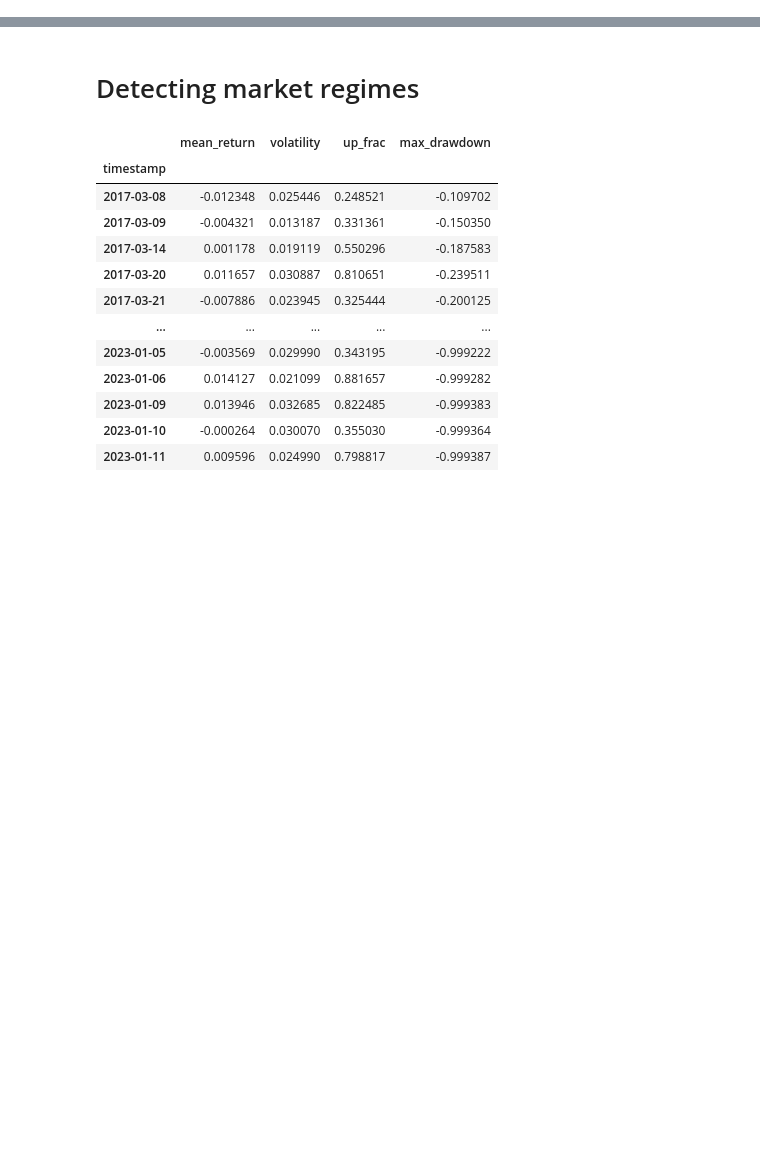
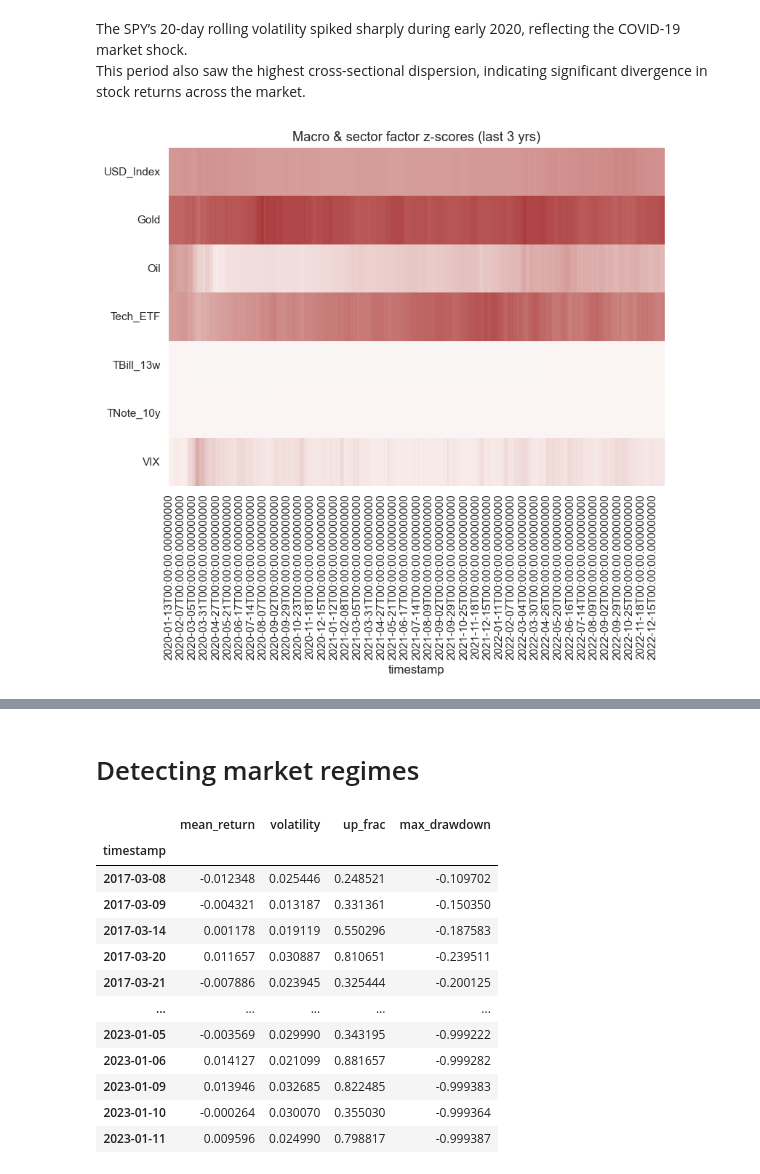
Before and after one commit to AlaaBouattour/market-regime-forecasting, a Jupyter notebook: Notebook_1.ipynb, the cells around one changed output, grey strips where cells are left out. Cells and saved outputs as stored; diff of their text form; code cells hidden in the pictures; blank space fills up the shorter version.

```diff
--- a/Notebook_1.ipynb
+++ b/Notebook_1.ipynb
@@ -7,0 +170,11 @@ from sklearn.preprocessing import StandardScaler, RobustScaler
+# %% [markdown]
+The SPY’s 20-day rolling volatility spiked sharply during early 2020, reflecting the COVID-19 market shock.
+This period also saw the highest cross-sectional dispersion, indicating significant divergence in stock returns across the market.
+# %%
+macro_cols = ["USD_Index","Gold","Oil","Tech_ETF","TBill_13w","TNote_10y","VIX"]
+macro_last = features_d[macro_cols].tail(3*252)        # ~3 years
+sns.heatmap(macro_last.T, cmap="vlag", center=0, cbar=False,
+            yticklabels=macro_cols)
+plt.title("Macro & sector factor z-scores (last 3 yrs)"); plt.show()
+# %% [output]
+[figure, added]
```
Also changed, not shown: parts of 39 cells of this notebook.
